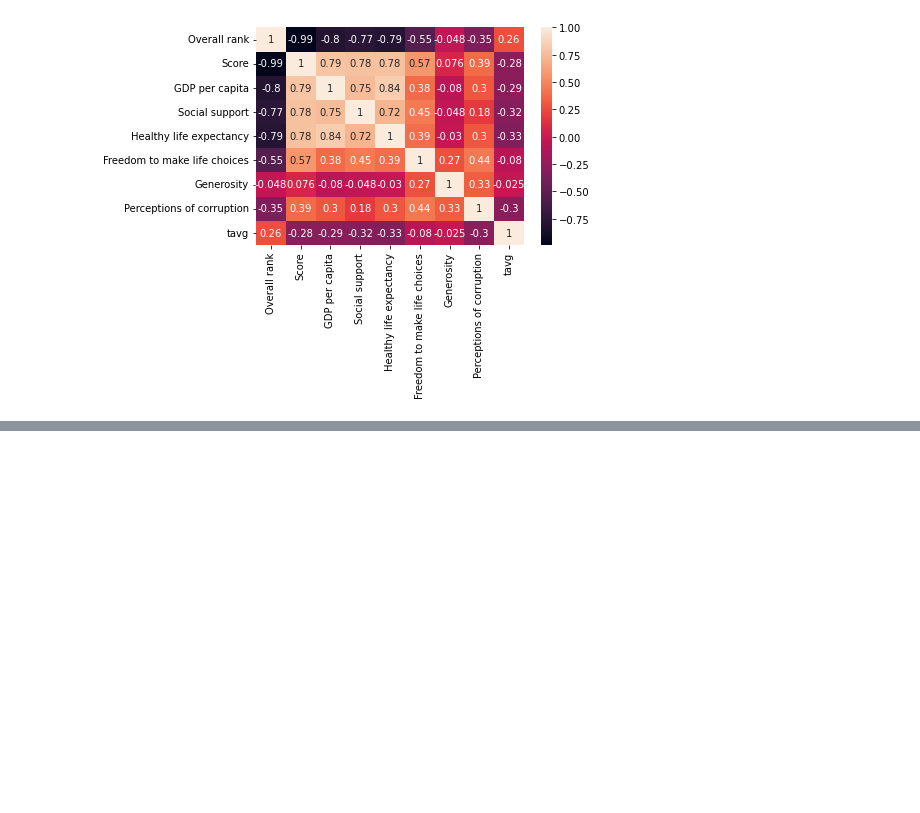
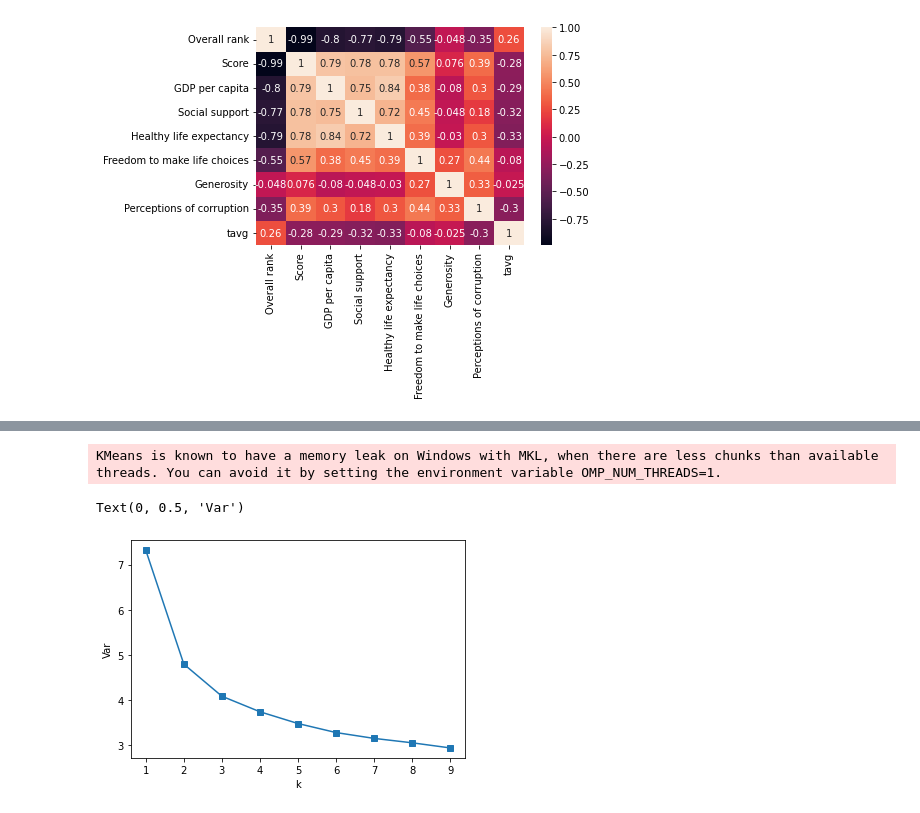
Before and after one commit to ATSchusters/3162-Final, a Jupyter notebook: Visualization.ipynb, the cells around one changed output, grey strips where cells are left out. Saved outputs shown, nothing was run; the diff lists cells and outputs as text; code cells hidden in the pictures; blank space fills up the shorter version.

```diff
--- a/Visualization.ipynb
+++ b/Visualization.ipynb
@@ -82,0 +100,14 @@ sns.heatmap(corr, annot=True)
+# %%
+inertia = []
+for k in range(1,10):
+    kmeans = KMeans(n_clusters=k, random_state=1).fit(X)
+    inertia.append(np.sqrt(kmeans.inertia_))
+# %% [output]
+KMeans is known to have a memory leak on Windows with MKL, when there are less chunks than available threads. You can avoid it by setting the environment variable OMP_NUM_THREADS=1.
+# %%
+plt.plot(range(1, 10), inertia, marker='s');
+plt.xlabel('k')
+plt.ylabel('Var')
+# %% [output]
+Text(0, 0.5, 'Var')
+[figure, added]
```
Also changed, not shown: parts of 23 cells of this notebook.
